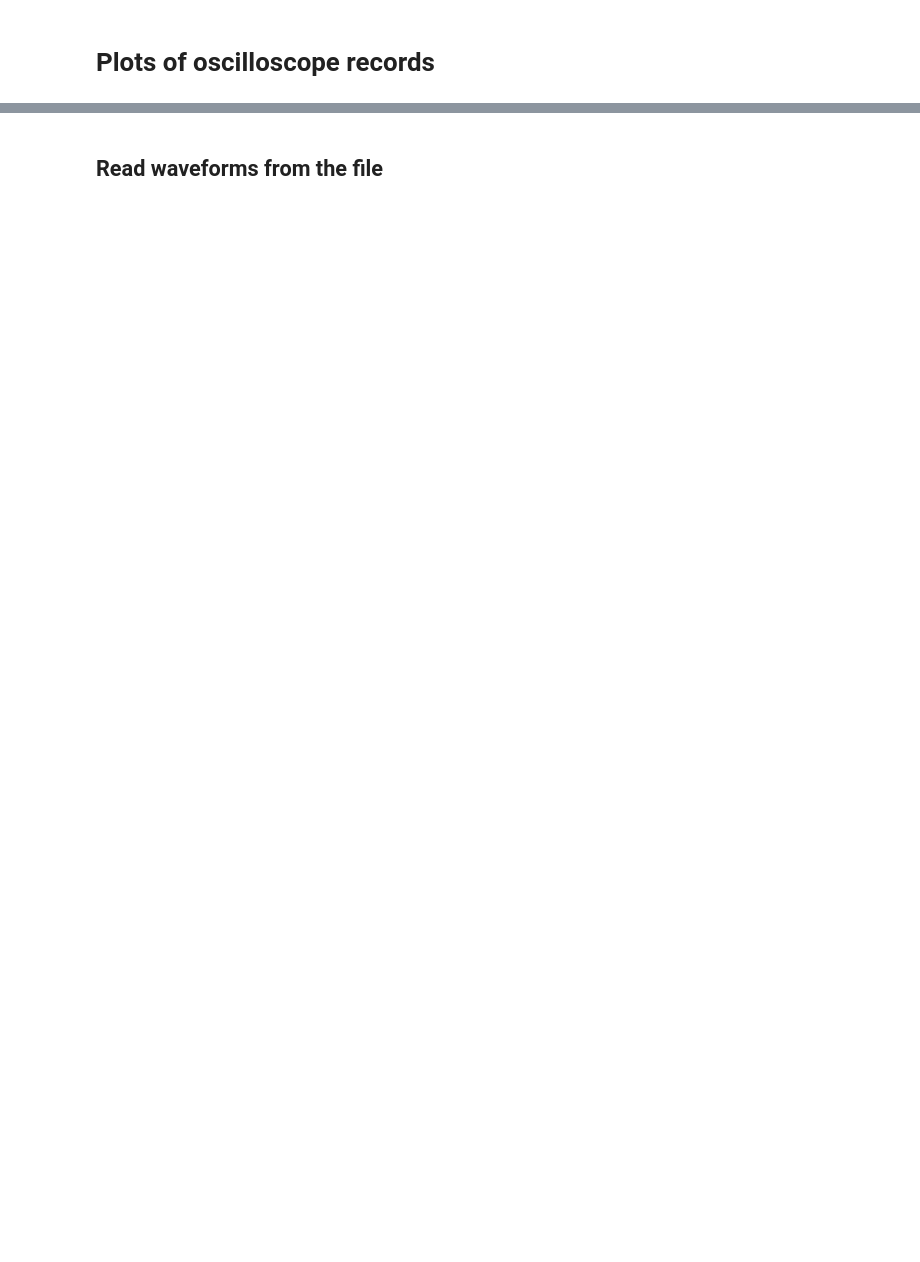
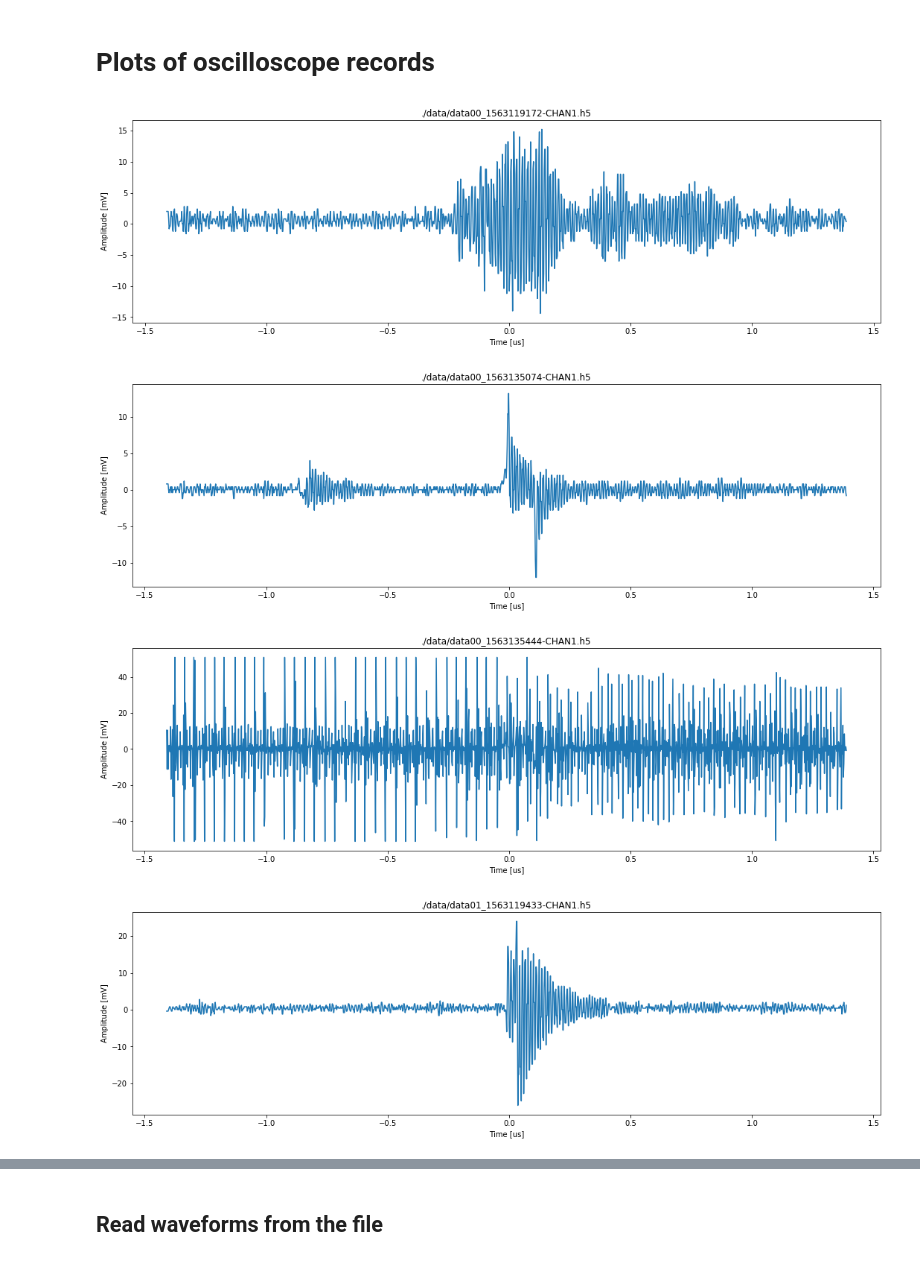
Before and after one commit to ODZ-UJF-AV-CR/osciloskop, a Jupyter notebook: osciloskop-hystogram-i-raw.ipynb, the cells around one changed output, grey strips where cells are left out. Saved outputs shown, nothing was run; the diff lists cells and outputs as text; code cells hidden in the pictures; blank space fills up the shorter version.

```diff
--- a/osciloskop-hystogram-i-raw.ipynb
+++ b/osciloskop-hystogram-i-raw.ipynb
@@ -8,3 +8,81 @@ import time
 import h5py
 import numpy as np
 import glob
+# %%
+%matplotlib inline
+
+import matplotlib.pyplot as plt
+import sys
+import os
+import time
+import h5py
+import numpy as np
+import glob
+
+for f in glob.iglob("./data/data*.h5"): # generator, search immediate subdirectories
+    #print '  ', f
+    #break
+
+#with h5py.File('./data/data01_*.h5','r') as hf:
+    with h5py.File(f,'r') as hf:
+        #print('List of arrays in this file: \n', hf.keys())
+        '''
+        print 'NORMAL'
+        print '  XINC:', np.array(hf.get('XINC')), '   YINC:', np.array(hf.get('YINC')),
+        print '   FRAMES:', np.array(hf.get('FRAMES')), '   TRIG:', np.array(hf.get('TRIG')),
+        print '   XORIGIN:', np.array(hf.get('XORIGIN'))
+        print '   YORIGIN:', np.array(hf.get('YORIGIN'))
+        print '   TIME:   ', np.array(hf.get('TIME'))
+
+        print 'RAW'
+        print '  XINC:', np.array(hf.get('XINCR')), '   YINC:', np.array(hf.get('YINCR')),
+        print '   FRAMES:', np.array(hf.get('FRAMES')), '   TRIG:', np.array(hf.get('TRIGR')),
+        print '   XORIGIN:', np.array(hf.get('XORIGINR'))
+        print '   YORIGIN:', np.array(hf.get('YORIGINR'))
+        print '   TIME:   ', np.array(hf.get('TIME'))
+        '''
+
+        frames = np.array(hf.get('FRAMES'))
+        for n in range(1,frames+1):
+            data = hf.get(str(n))
+            np_data = 1.0 * np.array(data)
+            #print 'np_data:', max(np_data)
+            np_data = np_data - 128 - np.array(hf.get('YORIGIN'))
+            np_data = np.array(hf.get('YINC')) * np_data * 1000  # to mV
+            #np_data -= 5
+            np_time = range(0,1400)
+            np_time *= np.array(hf.get('XINC'))
+            np_time *= 1e6   # to microseconds
+            np_time -= 10    # trigger time offset
+            np_time += 1.0e6*np.array(hf.get('XORIGIN'))
+            np_time *= 1.0e-3 # milliseconds are more fun
+
+            plt.figure(figsize=(18,5))
+            plt.plot(np_time, np_data)
+            plt.title(f)
+            plt.xlabel('Time [us]')
+            plt.ylabel('Amplitude [V]')
+
+            # Process the raw data
+            rawdata = hf.get(str(n)+'R')
+            np_rawdata = 1.0 * np.array(rawdata)
+
+            np_rawdata = np_rawdata - 128 - np.array(hf.get('YORIGINR'))
+            np_rawdata = np.array(hf.get('YINCR')) * np_rawdata    # to Volts
+            np_rawtime = range(0,len(np_rawdata))
+            np_rawtime *= np.array(hf.get('XINCR'))
+            np_rawtime *= 1e6   # to microseconds
+            np_rawtime -= 10    # trigger time offset
+            np_rawtime += 1.0e6*np.array(hf.get('XORIGINR'))
+            np_rawtime *= 1.0e-3 # milliseconds are more fun
+
+            #plt.figure(figsize=(18,5))
+            #plt.plot(np_rawtime,np_rawdata)
+
+            plt.xlabel('Time [us]')
+            plt.ylabel('Amplitude [mV]')
+# %% [output]
+[figure, added]
+[figure, added]
+[figure, added]
+[figure, added]
```
Also changed, not shown: parts of 2 cells of this notebook, 2 other files.
